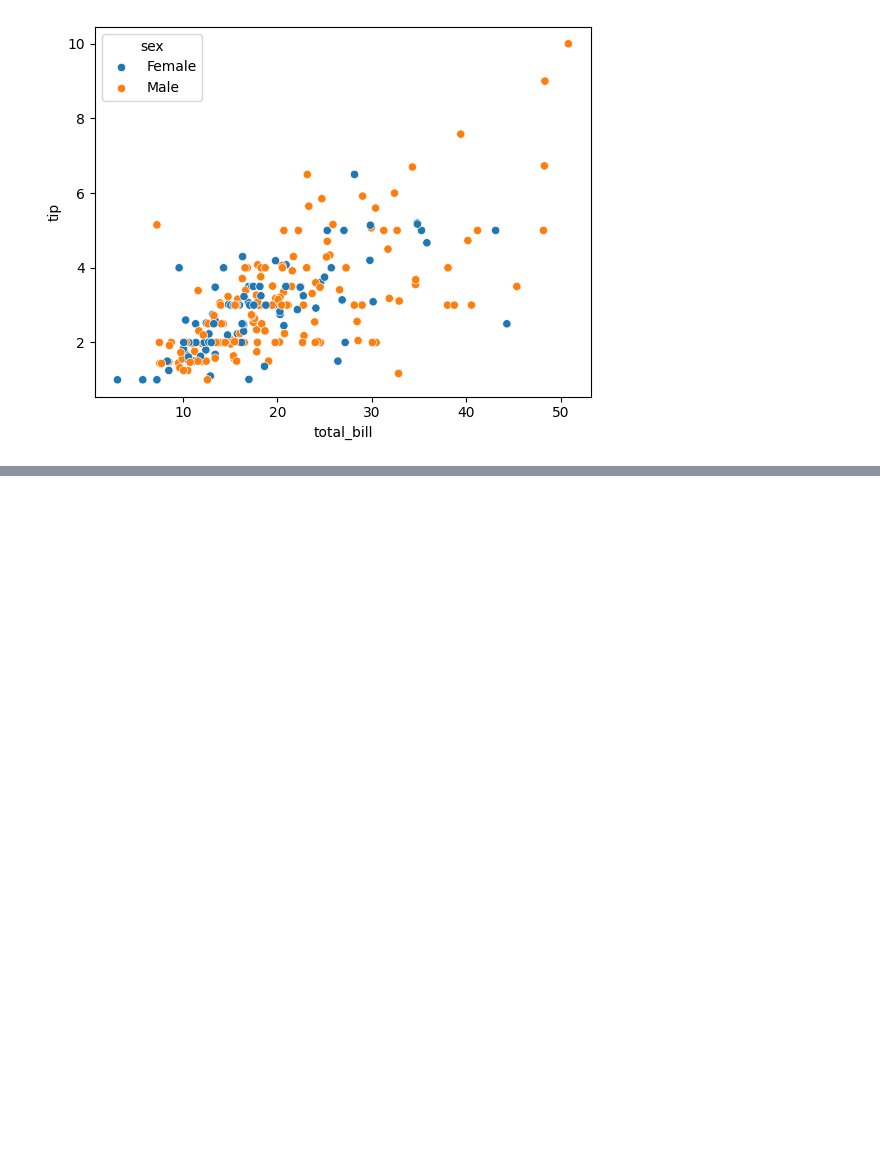
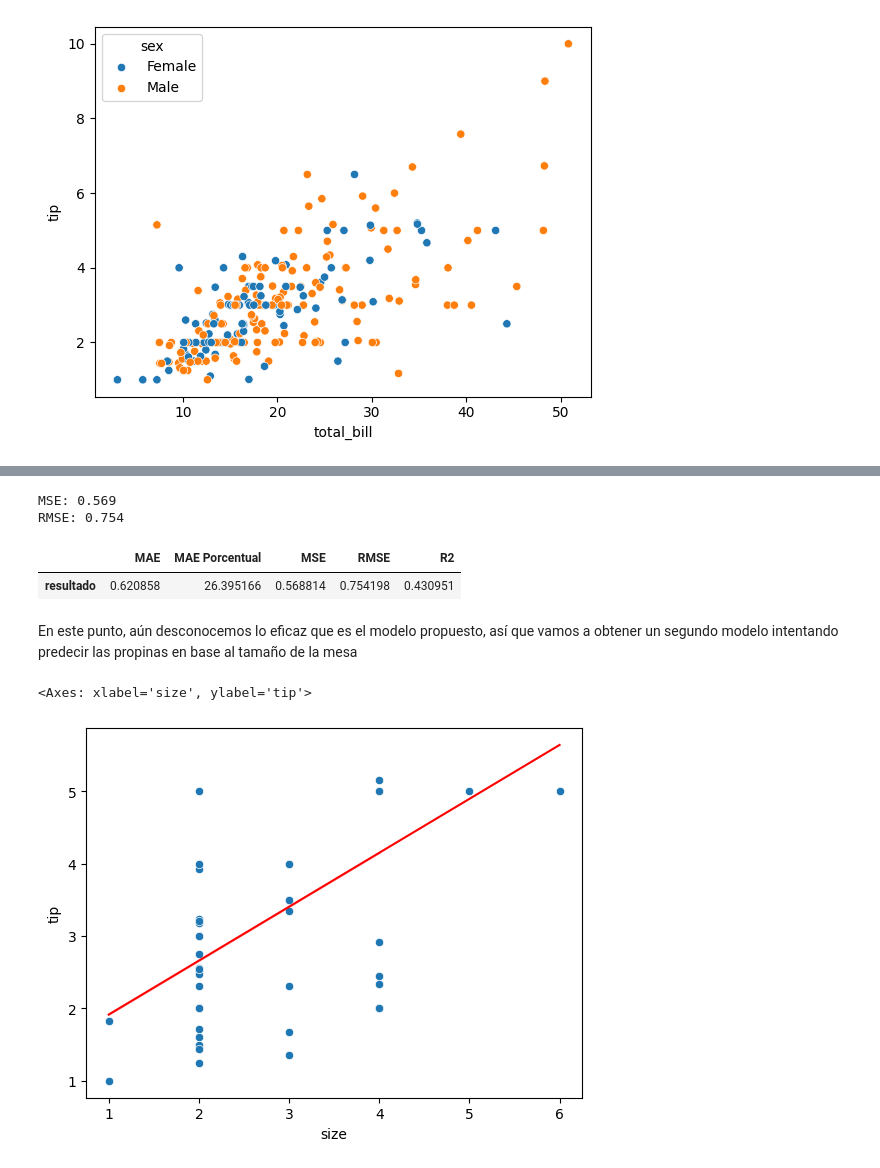
Before and after one commit to fjzamora93/Matlab_Seaborn_Scikit_TipTutorial, a Jupyter notebook: tips.ipynb, the cells around one changed output, grey strips where cells are left out. Cells and saved outputs as stored; diff of their text form; code cells hidden in the pictures; blank space fills up the shorter version.

```diff
--- a/tips.ipynb
+++ b/tips.ipynb
@@ -170,0 +266,39 @@ Name: count, dtype: int64
+# %%
+from sklearn.metrics import mean_squared_error
+mse = mean_squared_error(y_test, y_pred)
+rmse = mean_squared_error(y_test, y_pred, squared=False)
+
+print(f'MSE: {np.round(mse,3)} \nRMSE: {np.round(rmse,3)}')
+
+resultados = pd.DataFrame({
+     'MAE' : [mae],
+     'MAE Porcentual' : [mae_porc],
+     'MSE': [mse],
+     'RMSE' : [rmse],
+     'R2' : [model.score(X_train, y_train)]
+}, index=['resultado'])
+
+resultados
+# %% [output]
+MSE: 0.569
+RMSE: 0.754
+|  | MAE | MAE Porcentual | MSE | RMSE | R2 |
+| resultado | 0.620858 | 26.395166 | 0.568814 | 0.754198 | 0.430951 |
+# %% [markdown]
+En este punto, aún desconocemos lo eficaz que es el modelo propuesto, así que vamos a obtener un segundo modelo intentando predecir las propinas en base al tamaño de la mesa
+# %%
+X = df[['size']]
+y = df[['tip']]
+
+model = LinearRegression()
+X_train, X_test, y_train, y_test = train_test_split(X, y, test_size=0.2, random_state=42)
+model.fit(X_train, y_train)
+
+y_pred = model.predict(X_test)
+residuos_2 = y_test - y_pred
+
+sns.scatterplot(x= X_test['size'], y = y_test['tip'])
+sns.lineplot(x = X_test['size'], y = y_pred[:,0], c='r')
+# %% [output]
+<Axes: xlabel='size', ylabel='tip'>
+[figure, added]
```
Also changed, not shown: parts of 19 cells of this notebook, 1 other file.
